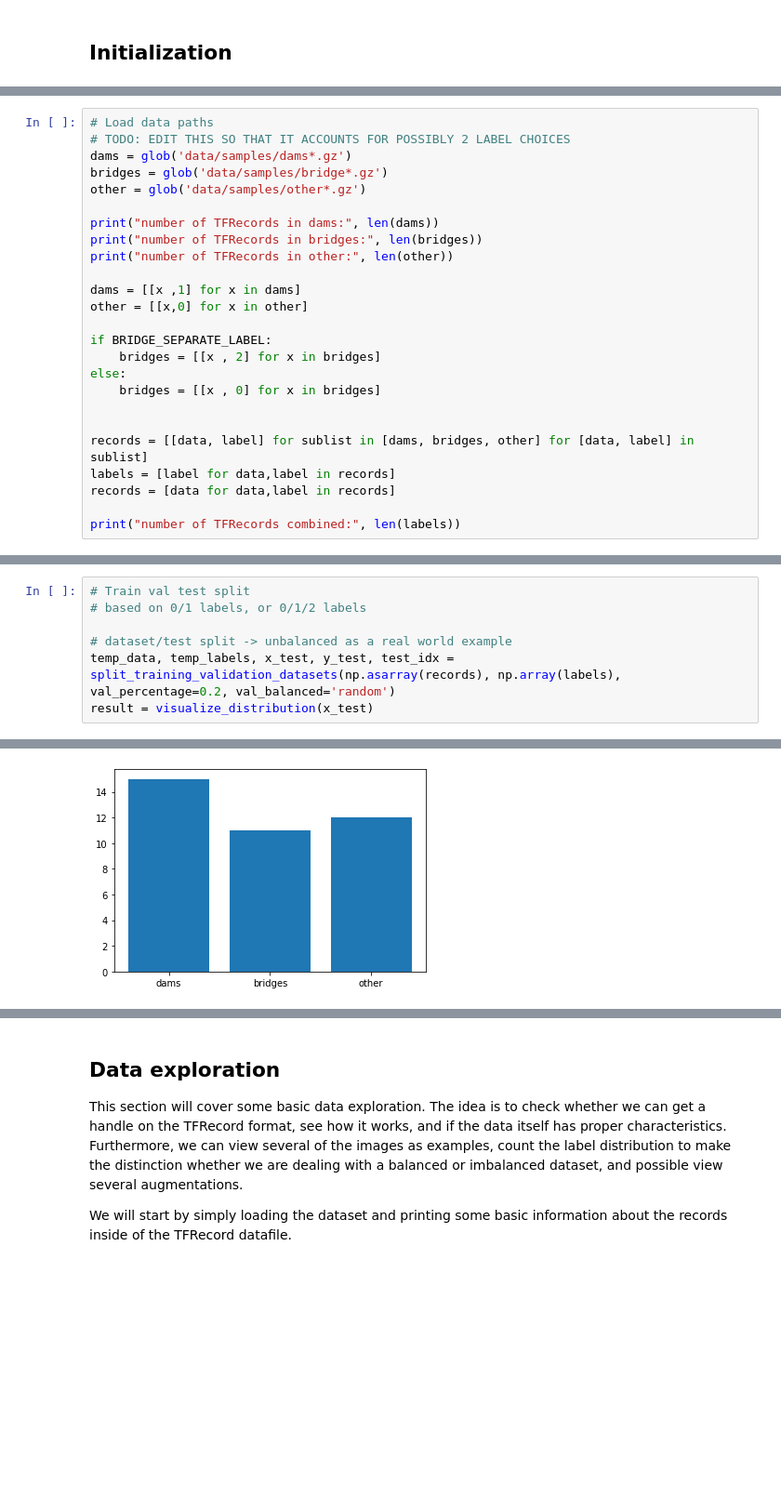
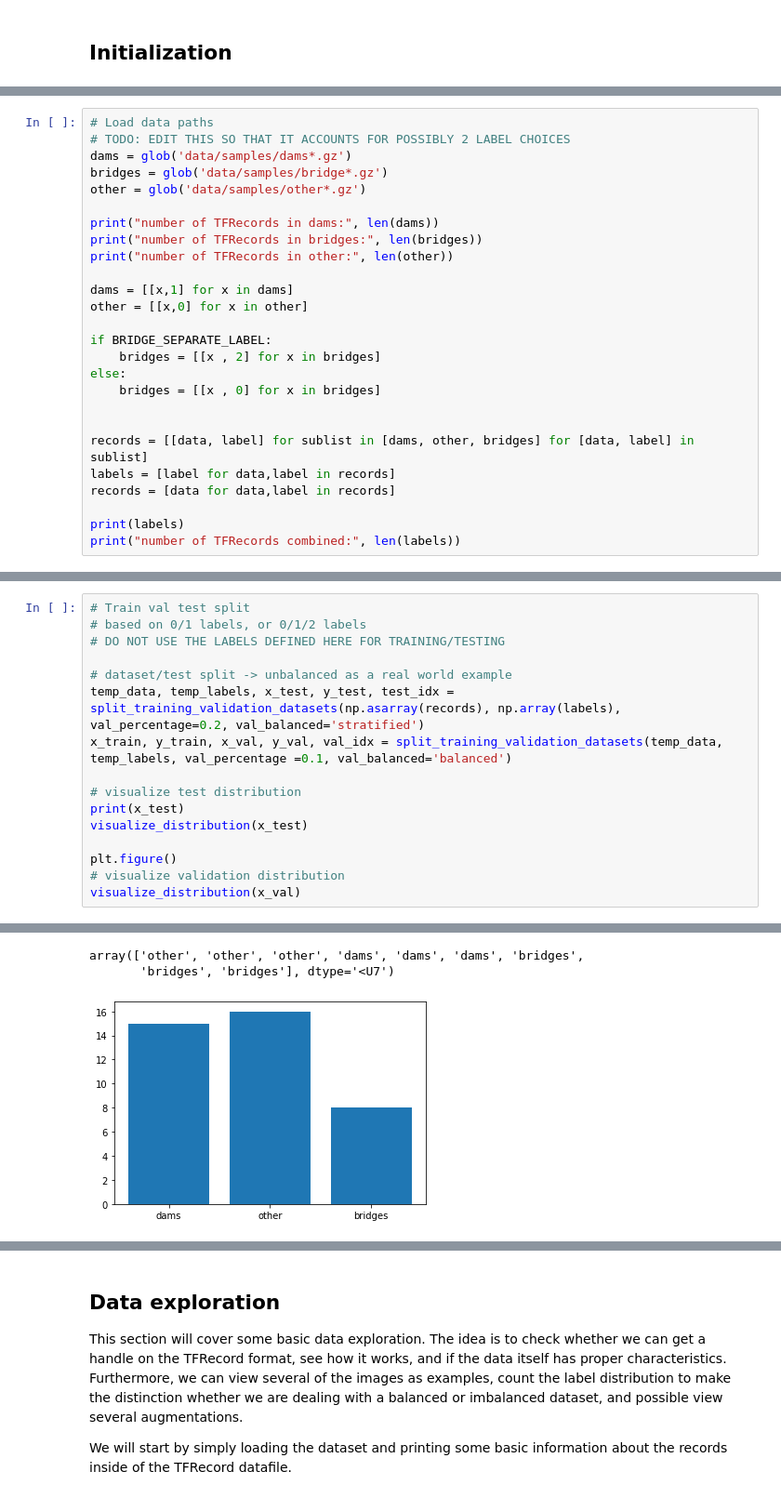
Before and after one commit to stephandooper/dam_detection, a Jupyter notebook: dam_detection.ipynb, the cells around one changed output, grey strips where cells are left out. Shown at 93% size. Saved outputs shown, nothing was run; the diff lists cells and outputs as text; blank space fills up the shorter version.

```diff
--- a/dam_detection.ipynb
+++ b/dam_detection.ipynb
@@ -45,7 +43,7 @@ print("number of TFRecords in dams:", len(dams))
 print("number of TFRecords in bridges:", len(bridges))
 print("number of TFRecords in other:", len(other))
 
-dams = [[x ,1] for x in dams]
+dams = [[x,1] for x in dams]
 other = [[x,0] for x in other]
 
 if BRIDGE_SEPARATE_LABEL:
@@ -54,10 +52,11 @@ else:
     bridges = [[x , 0] for x in bridges]
 
 
-records = [[data, label] for sublist in [dams, bridges, other] for [data, label] in sublist]
+records = [[data, label] for sublist in [dams, other, bridges] for [data, label] in sublist]
 labels = [label for data,label in records]
 records = [data for data,label in records]
 
+print(labels)
 print("number of TFRecords combined:", len(labels))
 # %% [output]
 number of TFRecords in dams: 73
@@ -150,9 +149,18 @@ def split_training_validation_datasets(x, y, val_percentage=0.3, val_balanced='b
 # %%
 # Train val test split
 # based on 0/1 labels, or 0/1/2 labels
+# DO NOT USE THE LABELS DEFINED HERE FOR TRAINING/TESTING
 
 # dataset/test split -> unbalanced as a real world example
-temp_data, temp_labels, x_test, y_test, test_idx = split_training_validation_datasets(np.asarray(records), np.array(labels), val_percentage=0.2, val_balanced='random')
-result = visualize_distribution(x_test)
+temp_data, temp_labels, x_test, y_test, test_idx = split_training_validation_datasets(np.asarray(records), np.array(labels), val_percentage=0.2, val_balanced='stratified')
+x_train, y_train, x_val, y_val, val_idx = split_training_validation_datasets(temp_data, temp_labels, val_percentage =0.1, val_balanced='balanced')
+
+# visualize test distribution
+print(x_test)
+visualize_distribution(x_test)
+
+plt.figure()
+# visualize validation distribution
+visualize_distribution(x_val)
 # %% [output]
 Dataset has 194 samples
@@ -162 +183,3 @@ training samples   = 156
+array(['other', 'other', 'other', 'dams', 'dams', 'dams', 'bridges',
+       'bridges', 'bridges'], dtype='<U7')
-[figure, old version]
+[figure, new version]
```
Also changed, not shown: parts of 24 cells of this notebook, 3 other files.
